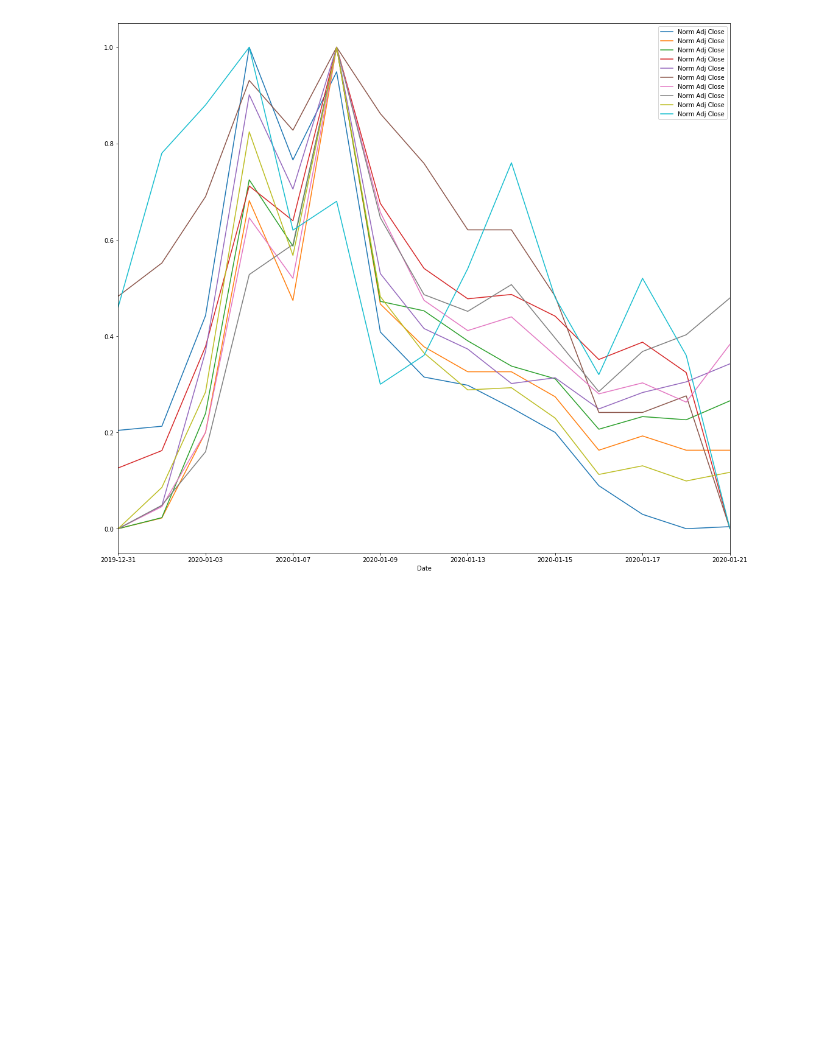
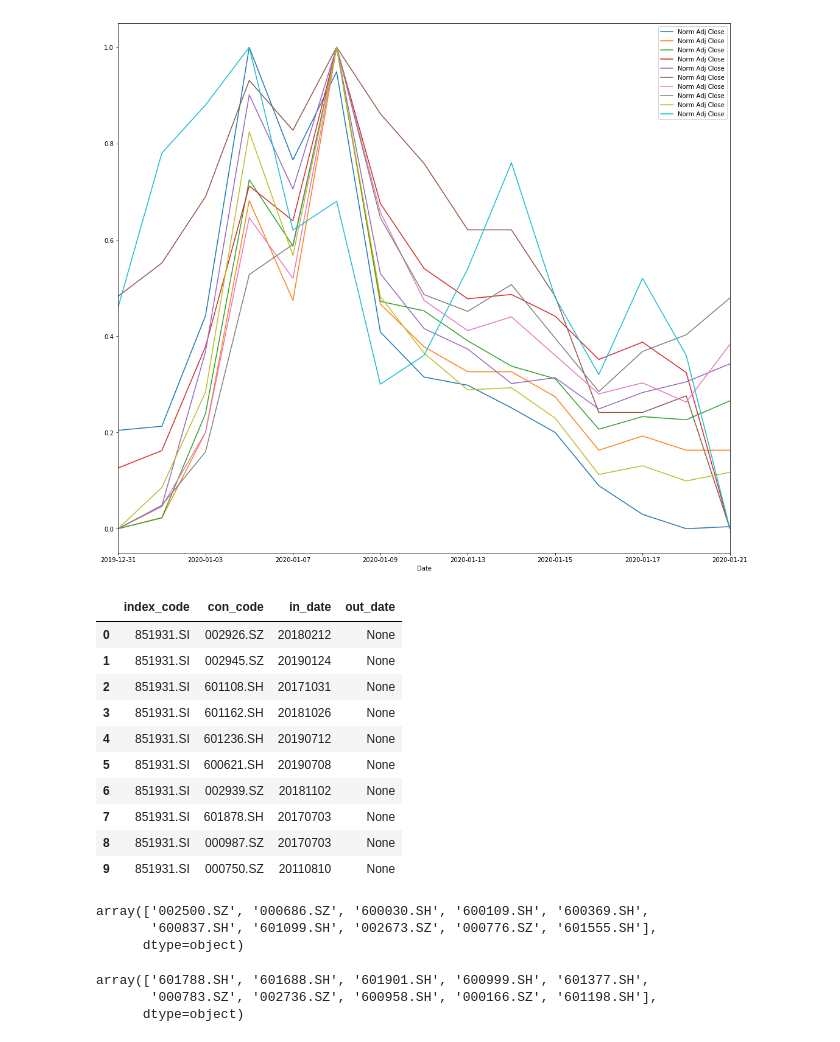
Before and after one commit to injuryholmes/Stock-Market-Industry-Analysis, a Jupyter notebook: visualize_stock.ipynb, the cells around one changed output. Cells and saved outputs as stored; diff of their text form; code cells hidden in the pictures; blank space fills up the shorter version.

```diff
--- a/visualize_stock.ipynb
+++ b/visualize_stock.ipynb
@@ -5,3 +8,5 @@ import pandas as pd
+# %%
+pro = ts.pro_api()
 # %%
 def normalize(data):
     return
@@ -33,3 +38,21 @@ Try using .loc[row_indexer,col_indexer] = value instead
 See the caveats in the documentation: http://pandas.pydata.org/pandas-docs/stable/user_guide/indexing.html#returning-a-view-versus-a-copy
   if sys.path[0] == '':
 [figure]
+# %%
+# 获取L3分级是“证券”分类的成份股
+# L3 代码 = 851931.SI
+df = pro.index_member(index_code='851931.SI')
+# %%
+df[:10]
+# %% [output]
+|  | index_code | con_code | in_date | out_date |
+| 0 | 851931.SI | 002926.SZ | 20180212 | None |
+| 1 | 851931.SI | 002945.SZ | 20190124 | None |
+| 2 | 851931.SI | 601108.SH | 20171031 | None |
+| 3 | 851931.SI | 601162.SH | 20181026 | None |
+| 4 | 851931.SI | 601236.SH | 20190712 | None |
+| 5 | 851931.SI | 600621.SH | 20190708 | None |
+| 6 | 851931.SI | 002939.SZ | 20181102 | None |
+| 7 | 851931.SI | 601878.SH | 20170703 | None |
+| 8 | 851931.SI | 000987.SZ | 20170703 | None |
+| 9 | 851931.SI | 000750.SZ | 20110810 | None |
@@ -35,0 +70,7 @@ See the caveats in the documentation: http://pandas.pydata.org/pandas-docs/stabl
+# %%
+# df[10:20]
+df[10:20]['con_code'].values
+# %% [output]
+array(['002500.SZ', '000686.SZ', '600030.SH', '600109.SH', '600369.SH',
+       '600837.SH', '601099.SH', '002673.SZ', '000776.SZ', '601555.SH'],
+      dtype=object)
@@ -35,0 +88,6 @@ See the caveats in the documentation: http://pandas.pydata.org/pandas-docs/stabl
+# %%
+df[20:30]['con_code'].values
+# %% [output]
+array(['601788.SH', '601688.SH', '601901.SH', '600999.SH', '601377.SH',
+       '000783.SZ', '002736.SZ', '600958.SH', '000166.SZ', '601198.SH'],
+      dtype=object)
```
Also changed, not shown: parts of 8 cells of this notebook.
